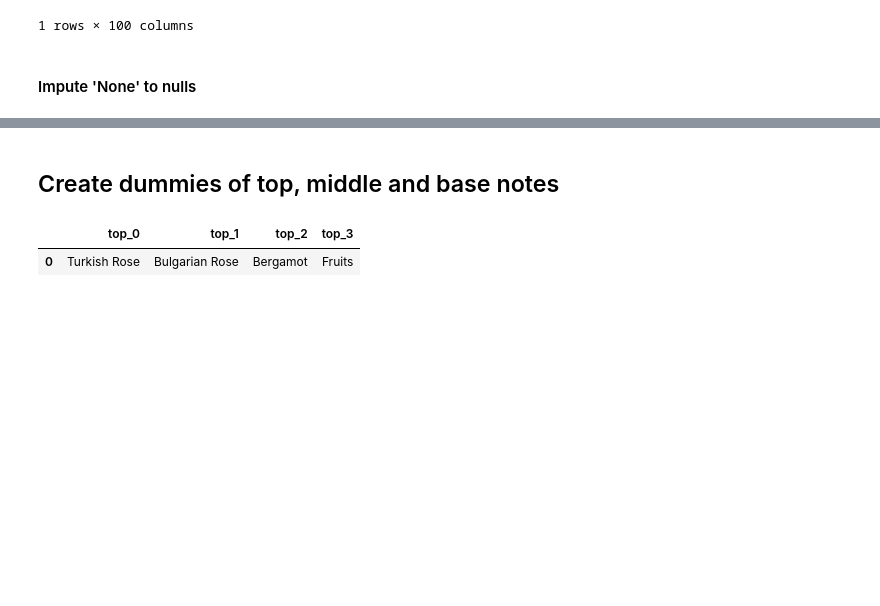
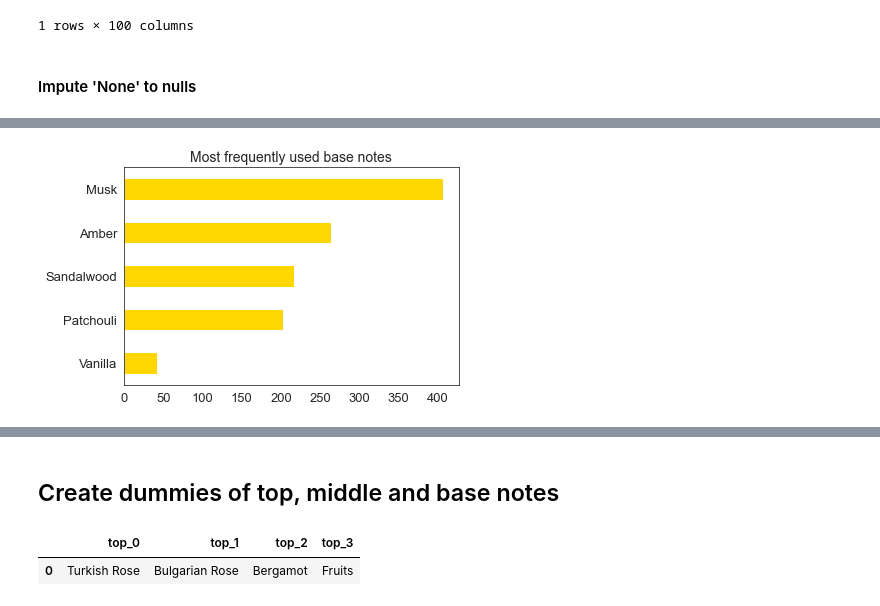
Before and after one commit to abishop17/hitting_top_notes_fragrances, a Jupyter notebook: code/notes_preprocess_eda.ipynb, the cells around one changed output, grey strips where cells are left out. Cells and saved outputs as stored; diff of their text form; code cells hidden in the pictures; blank space fills up the shorter version.

```diff
--- a/code/notes_preprocess_eda.ipynb
+++ b/code/notes_preprocess_eda.ipynb
@@ -1067,0 +930,27 @@ Later I'd like to try modeling with a representative sample of top notes and res
+# %%
+# For the top 5 most frequently used notes, get counts of the base notes class
+
+base_counts = []
+
+for i in top_5_base_notes_value_counts_df.index:
+    for col in base_cols:
+        base_counts.append(top_5_base_notes_value_counts_df.loc[i, col])
+
+base_counts_total = []
+
+for j in range(3, len(base_counts) + 3, 3):
+    base_counts_total.append(sum(base_counts[j - 3: j]))
+
+# Does the values list length match the original row count times column count for the class?
+print(len(base_counts) == (len(top_5_base_notes_value_counts_df.index) * 3))
+
+top_5_base_notes_value_counts_df['base_total'] = base_counts_total
+
+# Does the grand total of the base_cols columns match the grand total of the `base_total` column?
+
+top_5_base_notes_value_counts_df[base_cols].sum().sum() == top_5_base_notes_value_counts_df['base_total'].sum().sum()
+
+# Cutoff is 5 highest counts
+top_5_base_notes_value_counts_df = (top_5_base_notes_value_counts_df.sort_values(by = 'base_total',
+                                                                              ascending = False)[:5])
+top_5_base_notes_value_counts_df
@@ -1067,0 +965,9 @@ Later I'd like to try modeling with a representative sample of top notes and res
+# %%
+# Plot most frequently used base notes
+
+top_5_base_notes_value_counts_df['base_total'][::-1].plot.barh(color = 'gold')
+plt.title('Most frequently used base notes', size = 14)
+plt.xticks(size = 13)
+plt.yticks(size = 13);
+# %% [output]
+[figure, added]
```
Also changed, not shown: parts of 48 cells of this notebook.
